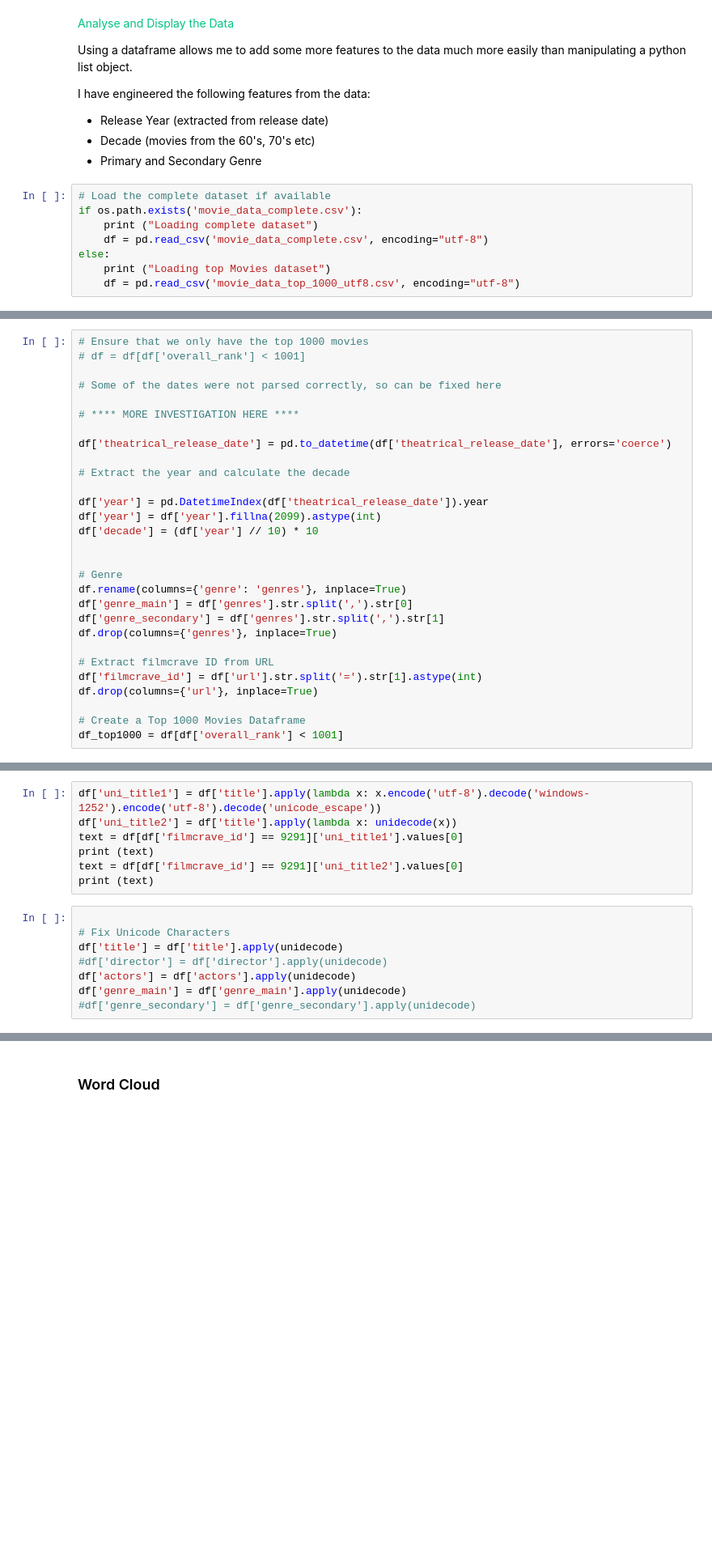
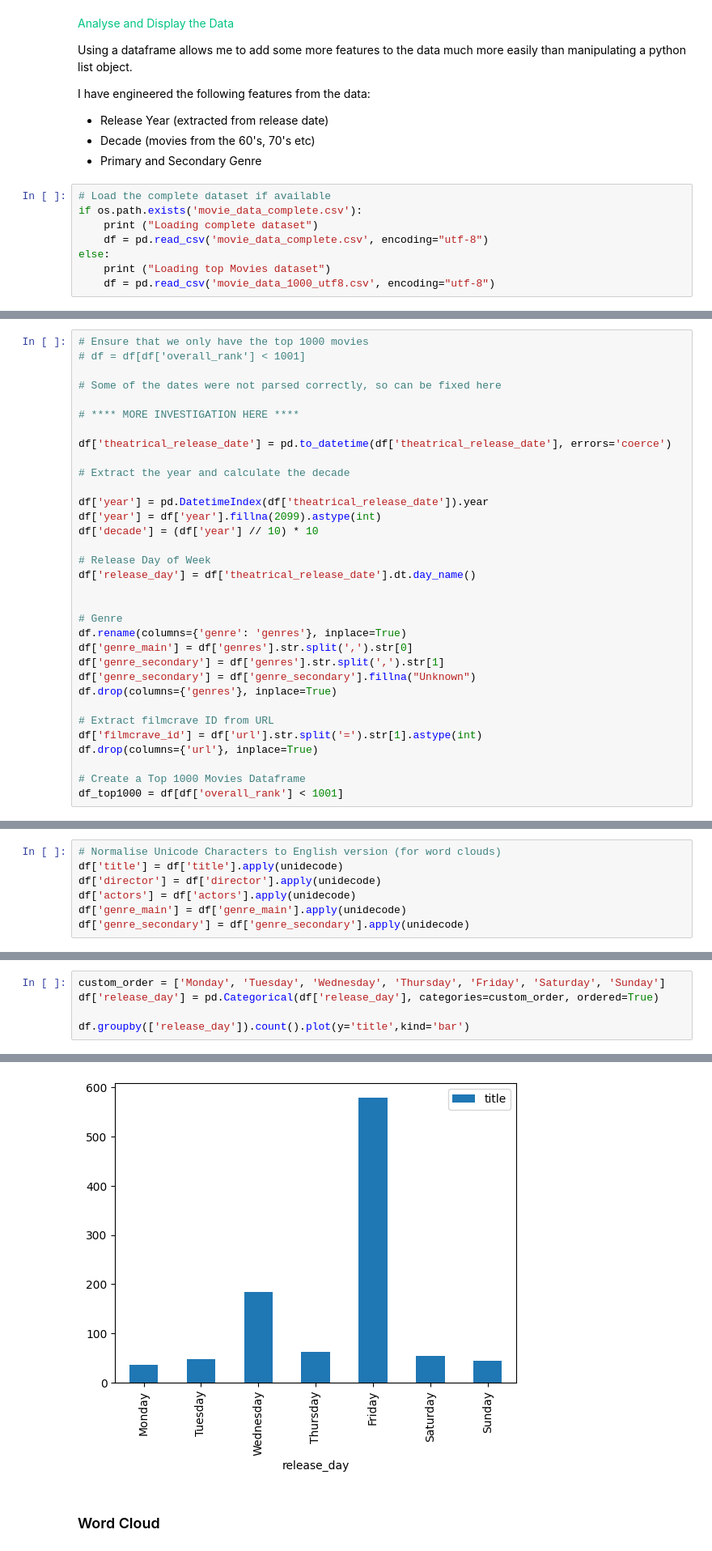
Before and after one commit to daemonchild/cardiffmet-dat5004-big-data-management, a Jupyter notebook: task_1/task1_filmcrave_web_scraping.ipynb, the cells around one changed output, grey strips where cells are left out. Shown at 81% size. Saved outputs shown, nothing was run; the diff lists cells and outputs as text; blank space fills up the shorter version.

```diff
--- a/task_1/task1_filmcrave_web_scraping.ipynb
+++ b/task_1/task1_filmcrave_web_scraping.ipynb
@@ -603,4 +589,4 @@ if os.path.exists('movie_data_complete.csv'):
     df = pd.read_csv('movie_data_complete.csv', encoding="utf-8")
 else:
     print ("Loading top Movies dataset")
-    df = pd.read_csv('movie_data_top_1000_utf8.csv', encoding="utf-8")
+    df = pd.read_csv('movie_data_1000_utf8.csv', encoding="utf-8")
@@ -625,11 +608,15 @@ df['year'] = pd.DatetimeIndex(df['theatrical_release_date']).year
 df['year'] = df['year'].fillna(2099).astype(int)
 df['decade'] = (df['year'] // 10) * 10
 
+# Release Day of Week
+df['release_day'] = df['theatrical_release_date'].dt.day_name()
+
 
 # Genre
 df.rename(columns={'genre': 'genres'}, inplace=True)
 df['genre_main'] = df['genres'].str.split(',').str[0]
 df['genre_secondary'] = df['genres'].str.split(',').str[1]
+df['genre_secondary'] = df['genre_secondary'].fillna("Unknown")
 df.drop(columns={'genres'}, inplace=True)
 
 # Extract filmcrave ID from URL
@@ -644,15 +628,7 @@ print (text)
-# %%
-df['uni_title1'] = df['title'].apply(lambda x: x.encode('utf-8').decode('windows-1252').encode('utf-8').decode('unicode_escape'))
-df['uni_title2'] = df['title'].apply(lambda x: unidecode(x))
-text = df[df['filmcrave_id'] == 9291]['uni_title1'].values[0]
-print (text)
-text = df[df['filmcrave_id'] == 9291]['uni_title2'].values[0]
-print (text)
 # %%
-
-# Fix Unicode Characters
+# Normalise Unicode Characters to English version (for word clouds)
 df['title'] = df['title'].apply(unidecode)
-#df['director'] = df['director'].apply(unidecode)
+df['director'] = df['director'].apply(unidecode)
 df['actors'] = df['actors'].apply(unidecode)
 df['genre_main'] = df['genre_main'].apply(unidecode)
-#df['genre_secondary'] = df['genre_secondary'].apply(unidecode)
+df['genre_secondary'] = df['genre_secondary'].apply(unidecode)
@@ -684,0 +698,6 @@ df[df['title'].str.contains('Star Wars')]['title']
+# %%
+custom_order = ['Monday', 'Tuesday', 'Wednesday', 'Thursday', 'Friday', 'Saturday', 'Sunday']
+df['release_day'] = pd.Categorical(df['release_day'], categories=custom_order, ordered=True)
+
+df.groupby(['release_day']).count().plot(y='title',kind='bar')
+# %% [output]
@@ -685,3 +705,4 @@ df[df['title'].str.contains('Star Wars')]['title']
+[figure, added]
 # %% [markdown]
 ### Word Cloud
 # %%
```
Also changed, not shown: parts of 42 cells of this notebook, 2 other files.
